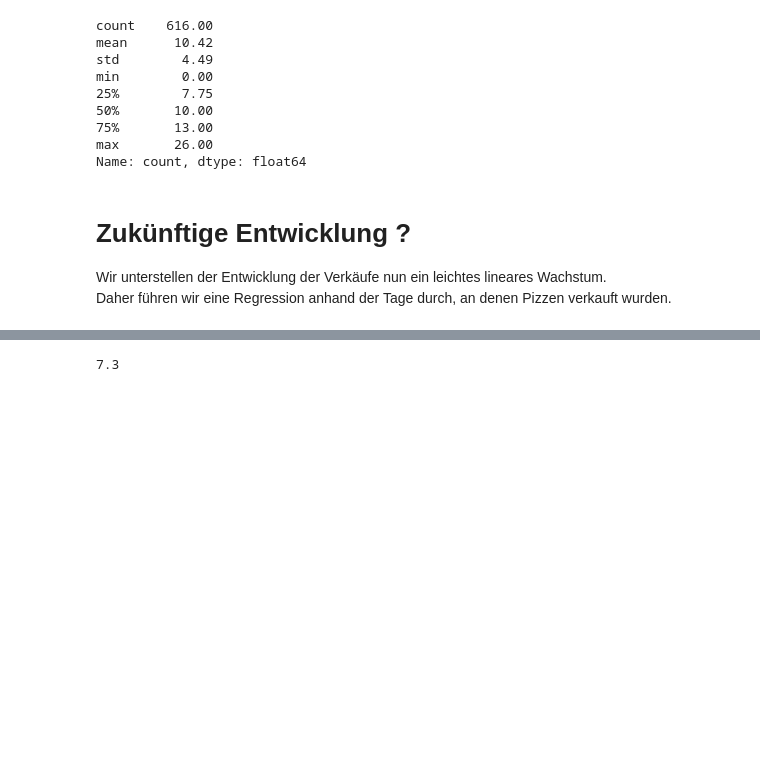
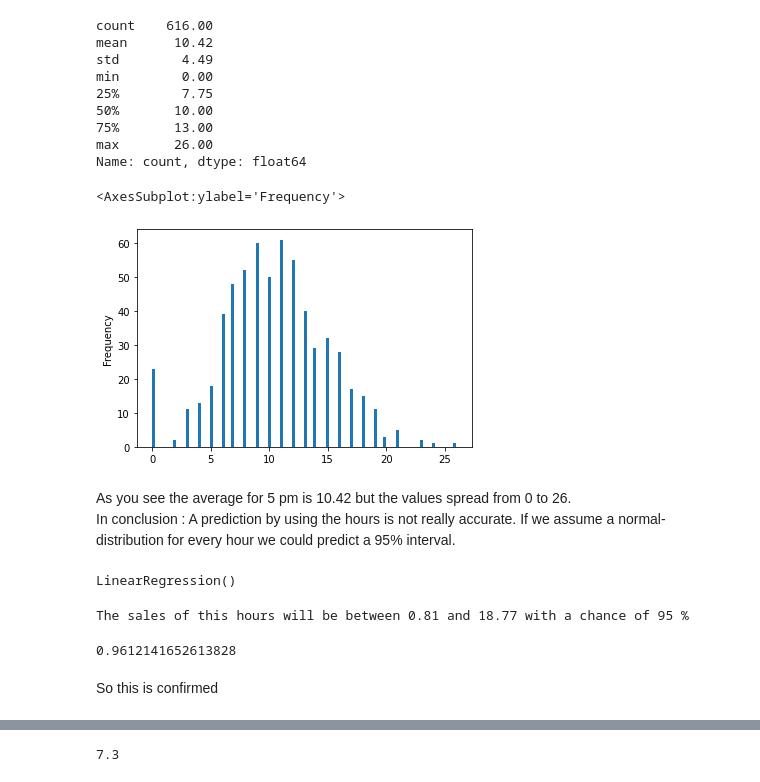
Before and after one commit to florianhx/Pizza, a Jupyter notebook: Pizza.ipynb, the cells around one changed output, grey strips where cells are left out. Drawn from its saved outputs; the diff is of its cells as text; code cells hidden in the pictures; blank space fills up the shorter version.

```diff
--- a/Pizza.ipynb
+++ b/Pizza.ipynb
@@ -284,8 +283,3 @@ min        0.00
 75%       13.00
 max       26.00
 Name: count, dtype: float64
-# %% [markdown]
-# Zukünftige Entwicklung ?
-
-Wir unterstellen der Entwicklung der Verkäufe nun ein leichtes lineares Wachstum.<br>
-Daher führen wir eine Regression anhand der Tage durch, an denen Pizzen verkauft wurden. <br>
@@ -293,0 +286,17 @@ opened=daily_sum.query('count > 0')
+# %%
+df.query('hour == 17')['count'].plot(kind='hist', bins = 100)
+# %% [output]
+<AxesSubplot:ylabel='Frequency'>
+[figure, added]
+# %% [markdown]
+As you see the average for 5 pm is 10.42 but the values spread from 0 to 26.<br>
+In conclusion : A prediction by using the hours is not really accurate.
+If we assume a normal-distribution for every hour  we could predict a 95% interval.
+# %%
+hr_df=df.query('count > 0')
+X = hr_df[['hour']]
+Y = hr_df[['count']]
+hr= LinearRegression()
+hr.fit(X,Y)
+# %% [output]
+LinearRegression()
@@ -293,0 +308,12 @@ opened=daily_sum.query('count > 0')
+# %%
+interval(17,2)
+# %% [output]
+The sales of this hours will be between 0.81 and 18.77 with a chance of 95 %
+# %%
+size_cond=len(df.query('count != 0 & hour == 17  & count > 0.81 & count < 18.77').index)
+size_full = len(df.query('count != 0 & hour == 17').index)
+size_cond / size_full
+# %% [output]
+0.9612141652613828
+# %% [markdown]
+So this is confirmed
```
Also changed, not shown: parts of 45 cells of this notebook.
